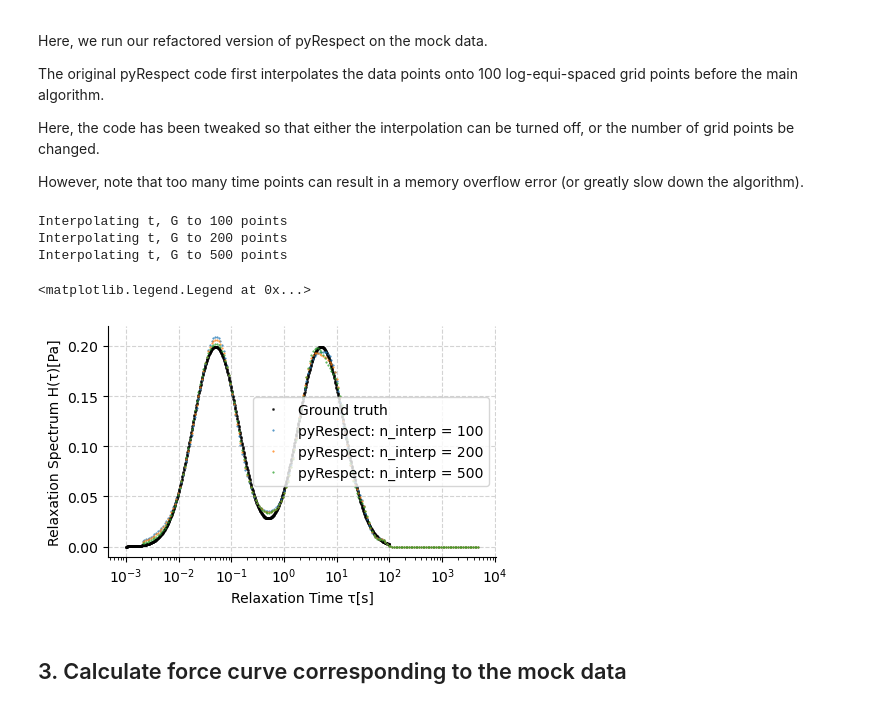
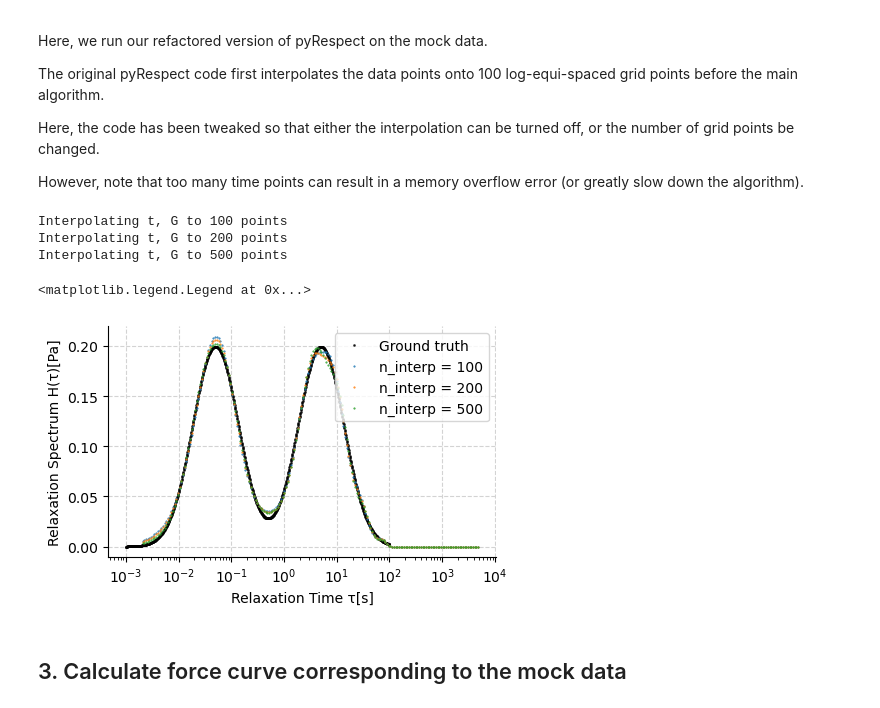
Before and after one commit to Jhko725/NeuralConstitutiveEq.jl, a Jupyter notebook: notebooks/231125_pyrespect.ipynb, the cells around one changed output. Cells and saved outputs as stored; diff of their text form; code cells hidden in the pictures.

```diff
--- a/notebooks/231125_pyrespect.ipynb
+++ b/notebooks/231125_pyrespect.ipynb
@@ -63,34 +63,34 @@ However, note that too many time points can result in a memory overflow error (o
 # %%
 fig, ax = plt.subplots(1, 1, figsize=(5, 3))
 ax.plot(
     *bimodal.discrete_spectrum,
     ".",
     color="black",
     markersize=2.0,
     alpha=0.7,
     label="Ground truth",
 )
 for n_interp in (100, 200, 500):
     t_estimated, h_estimated, _ = estimate_continous_spectrum(
         t_data, g_data, n_interpolation=n_interp, n_spectrum_points=200
     )
     ax.plot(
         t_estimated,
         h_estimated,
         ".",
-        alpha=0.9,
-        label=f"pyRespect: n_interp = {n_interp}",
+        alpha=1.0,
+        label=f"n_interp = {n_interp}",
     )
 ax.set_xscale("log", base=10)
 ax.set_xlabel("Relaxation Time τ[s]")
 ax.set_ylabel("Relaxation Spectrum H(τ)[Pa]")
 ax.legend()
 # %% [output]
 Interpolating t, G to 100 points
 Interpolating t, G to 200 points
 Interpolating t, G to 500 points
 <matplotlib.legend.Legend at 0x...>
-[figure, old version]
+[figure, new version]
 # %% [markdown]
 ## 3. Calculate force curve corresponding to the mock data
 # %%
```
Also changed, not shown: parts of 1 cell of this notebook, 6 other files.
